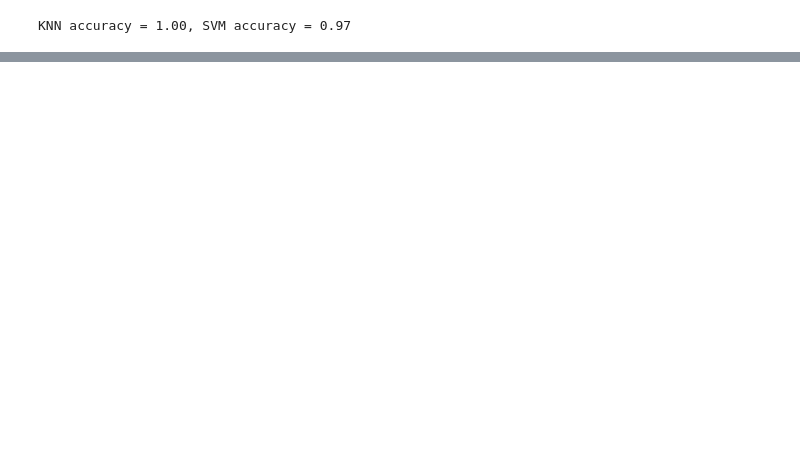
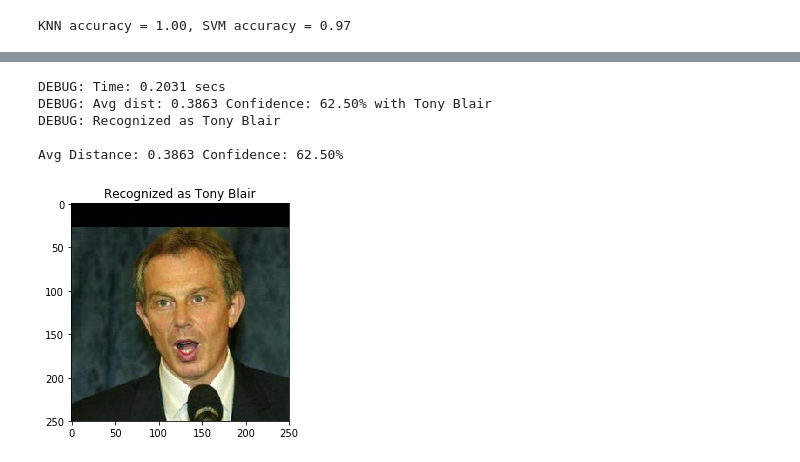
Before and after one commit to pskrunner14/face-off, a Jupyter notebook: face_recog.ipynb, the cells around one changed output, grey strips where cells are left out. Saved outputs shown, nothing was run; the diff lists cells and outputs as text; code cells hidden in the pictures; blank space fills up the shorter version.

Commit message:
ref opencv recog method

```diff
--- a/face_recog.ipynb
+++ b/face_recog.ipynb
@@ -452,0 +403,70 @@ plt.legend(bbox_to_anchor=(1, 1));
+# %%
+import warnings
+# Suppress warnings
+warnings.filterwarnings('ignore')
+
+import time
+
+DEBUG = True
+
+def debug(message=''):
+    debug_msg = 'DEBUG:'
+    if DEBUG:
+        print('{} {}'.format(debug_msg, message))
+
+confidence_threshold = 0.5
+avg_dist_threshold = 0.6
+
+def who_is_it(image, database=database, clf=knn, encoder=encoder):
+
+    start = time.process_time()
+
+    embedding = image_to_embedding(image)
+    if embedding is None:
+        return None, None, None
+    prediction = clf.predict([embedding])
+    identity = idx_to_class[prediction[0]]
+
+    verified = False
+    dist = 0
+    num = 0
+
+    embeddings_to_verify = database[identity]
+    total = len(embeddings_to_verify)
+
+    for m in embeddings_to_verify:
+        m_dist = distance(m, embedding)
+        if m_dist < optimal_threshold:
+            verified = True
+            num += 1
+            dist += m_dist
+
+    debug('Time: {:.4f} secs'.format(time.process_time() - start))
+
+    if verified:
+        confidence = num / total
+        avg_dist = dist / num
+
+        debug('Avg dist: {:.4f} Confidence: {:.2f}% with {}'.format(avg_dist, confidence * 100, identity.replace('_', ' ')))
+
+        if confidence > confidence_threshold and avg_dist < avg_dist_threshold:
+            debug('Recognized as {}\n'.format(identity.replace('_', ' ')))
+            return identity, confidence, avg_dist
+    return None, None, None
+
+val_image = load_image(test_metadata[29].image_path())
+identity, confidence, avg_dist = who_is_it(val_image)
+
+plt.imshow(val_image)
+if identity is not None:
+    print('Avg Distance: {:.4f} Confidence: {:.2f}%'.format(avg_dist, confidence * 100))
+    plt.title('Recognized as {}'.format(identity.replace('_', ' ')))
+else:
+    plt.title('Not recognized')
+# %% [output]
+DEBUG: Time: 0.2031 secs
+DEBUG: Avg dist: 0.3863 Confidence: 62.50% with Tony Blair
+DEBUG: Recognized as Tony Blair
+
+Avg Distance: 0.3863 Confidence: 62.50%
+[figure, added]
```
Also changed, not shown: parts of 9 cells of this notebook, 1 other file.
